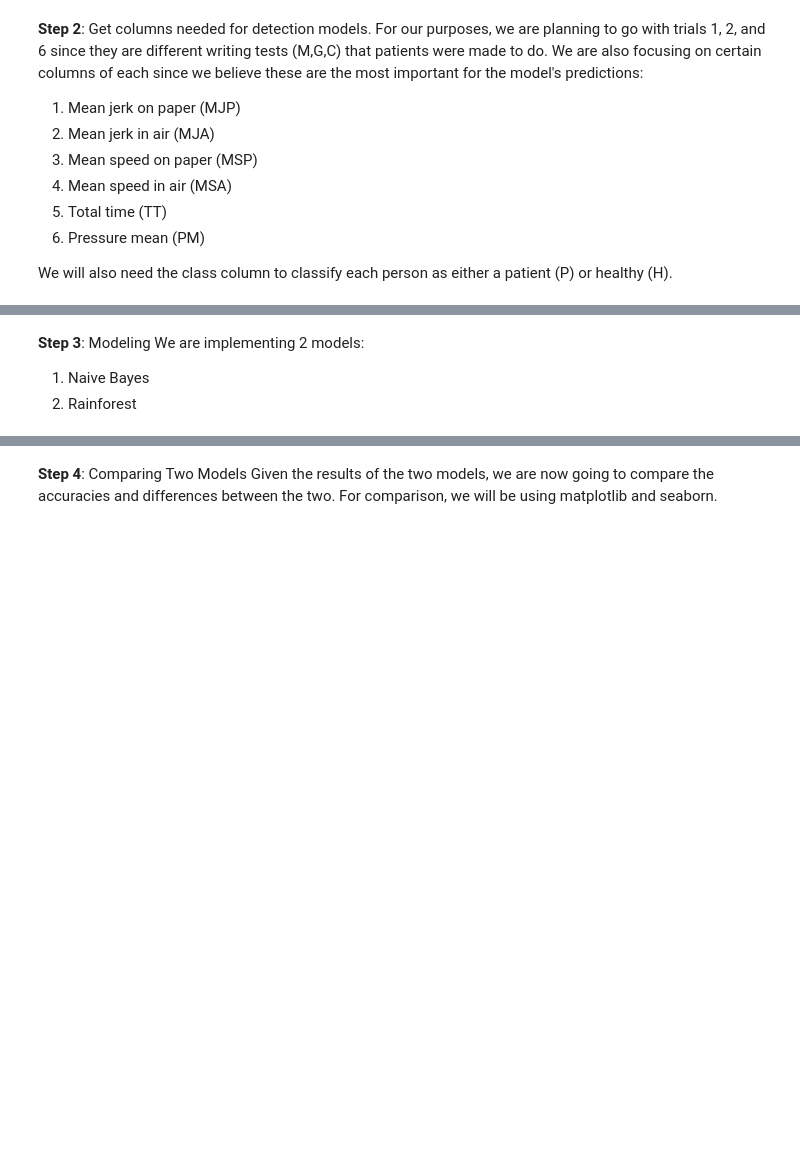
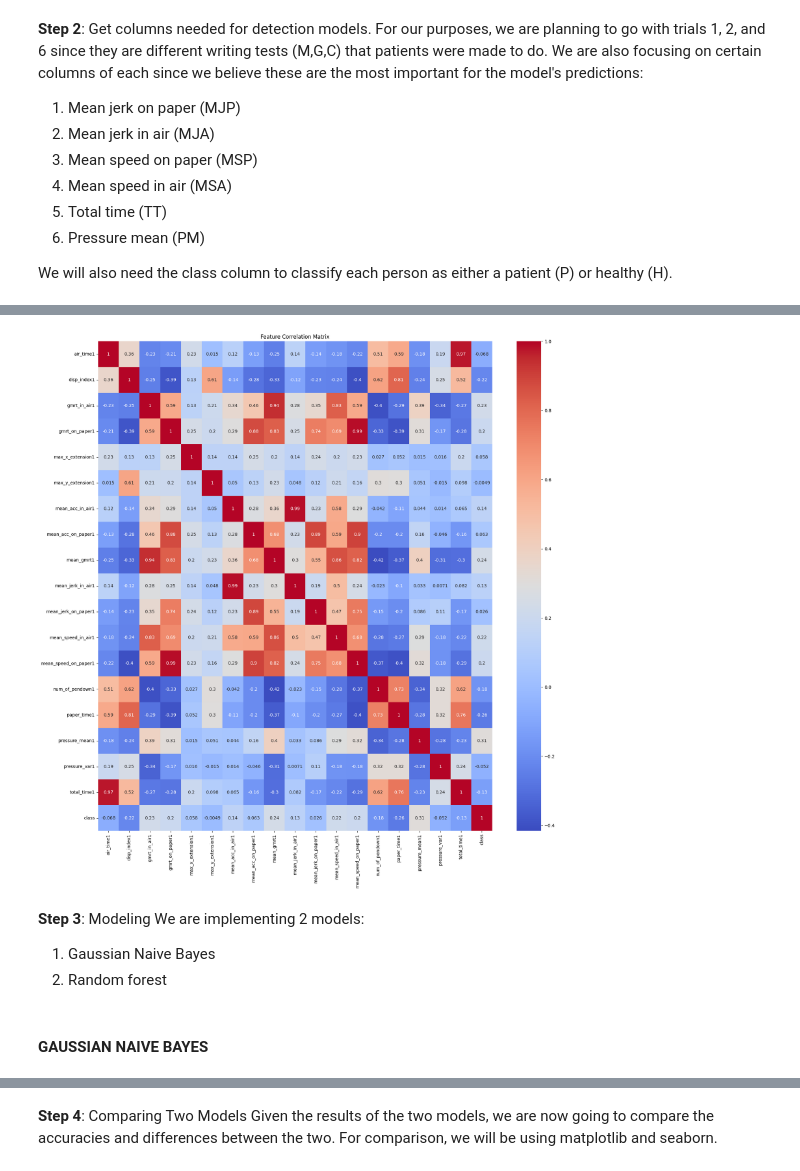
Before and after one commit to mariammkkk/Alzheimers-Detection-Model, a Jupyter notebook: data_cleaning.ipynb, the cells around one changed output, grey strips where cells are left out. Drawn from its saved outputs; the diff is of its cells as text; code cells hidden in the pictures; blank space fills up the shorter version.

```diff
--- a/data_cleaning.ipynb
+++ b/data_cleaning.ipynb
@@ -82,3 +113,16 @@ corr_matrix = np.array(og_df.corr(numeric_only=True))
+# %%
+trial1 = pd.DataFrame(og_df[['air_time1','disp_index1','gmrt_in_air1','gmrt_on_paper1','max_x_extension1','max_y_extension1',                             'mean_acc_in_air1','mean_acc_on_paper1','mean_gmrt1','mean_jerk_in_air1','mean_jerk_on_paper1',
+                             'mean_speed_in_air1','mean_speed_on_paper1','num_of_pendown1','paper_time1','pressure_mean1',
+                             'pressure_var1','total_time1', 'class']])
+
+corr_matrix = trial1.corr()
+plt.figure(figsize=(20, 20))
+
+sns.heatmap(corr_matrix, annot=True, cmap='coolwarm')
+plt.title("Feature Correlation Matrix")
+plt.show()
+# %% [output]
+[figure, added]
 # %%
 # Select relevant characteristics: MJP, MJA, MSP, MSA, TT, PM, Class(label: patient (0) or healthy (1))
 trial1 = pd.DataFrame(og_df[['mean_jerk_on_paper1', 'mean_jerk_in_air1', 'mean_speed_on_paper1',
@@ -95,5 +139,7 @@ trial1.columns = trial2.columns = trial6.columns = ['MJP', 'MJA', 'MSP', 'MSA',
 # %% [markdown]
 **Step 3**: Modeling
 We are implementing 2 models:
-1. Naive Bayes
-2. Rainforest
+1. Gaussian Naive Bayes
+2. Random forest
+# %% [markdown]
+#### **GAUSSIAN NAIVE BAYES**
```
Also changed, not shown: parts of 17 cells of this notebook.
